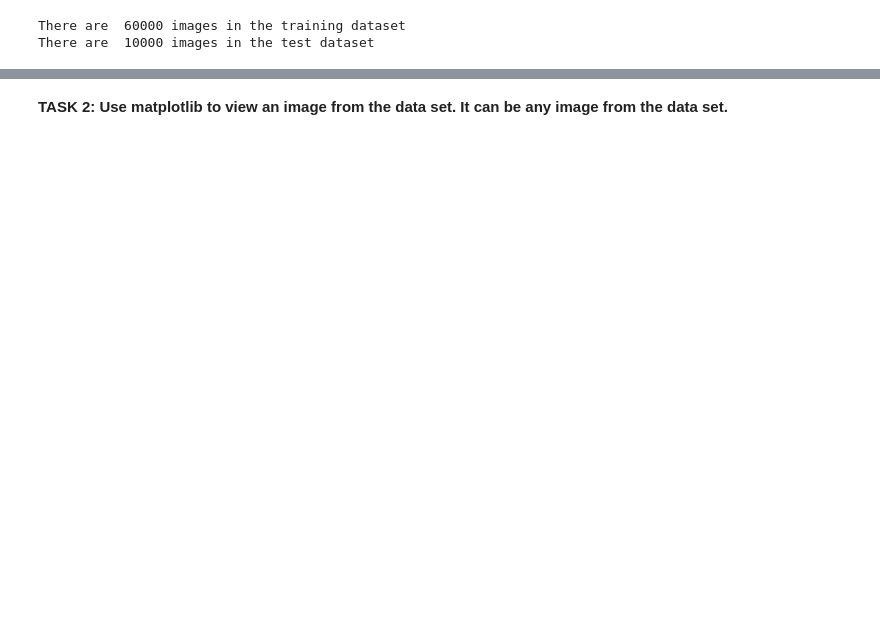
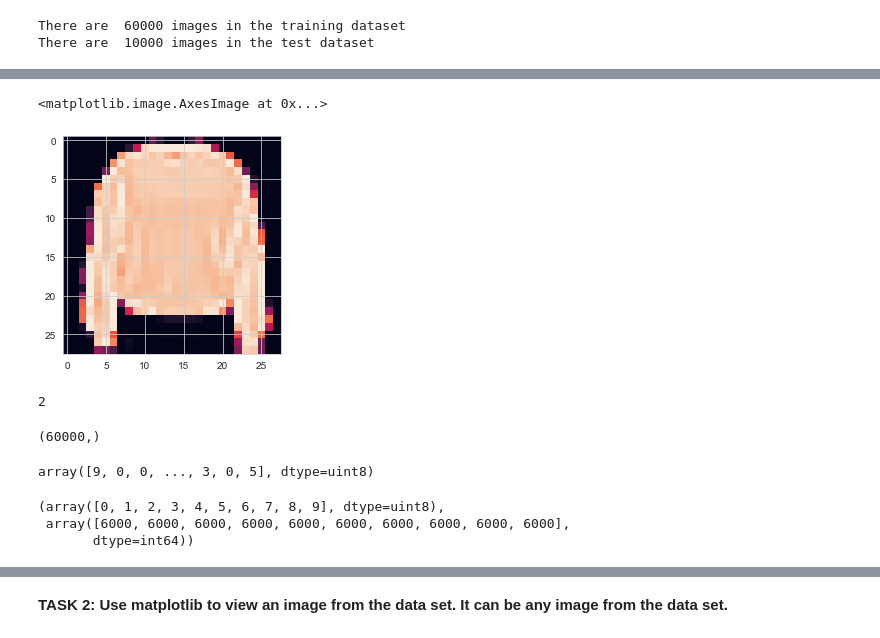
Before and after one commit to Furkan-Coskun/DL-Deep-Learning, a Jupyter notebook: DL-Assignment-2 (Image Classification with CNN)-Student.ipynb, the cells around one changed output, grey strips where cells are left out. Cells and saved outputs as stored; diff of their text form; code cells hidden in the pictures; blank space fills up the shorter version.

```diff
--- a/DL-Assignment-2 (Image Classification with CNN)-Student.ipynb
+++ b/DL-Assignment-2 (Image Classification with CNN)-Student.ipynb
@@ -77,0 +93,23 @@ There are  10000 images in the test dataset
+# %%
+plt.imshow(x_train[7])
+# %% [output]
+<matplotlib.image.AxesImage at 0x...>
+[figure, added]
+# %%
+y_train[7]
+# %% [output]
+2
+# %%
+y_train.shape
+# %% [output]
+(60000,)
+# %%
+y_train
+# %% [output]
+array([9, 0, 0, ..., 3, 0, 5], dtype=uint8)
+# %%
+np.unique(y_train, return_counts=True)
+# %% [output]
+(array([0, 1, 2, 3, 4, 5, 6, 7, 8, 9], dtype=uint8),
+ array([6000, 6000, 6000, 6000, 6000, 6000, 6000, 6000, 6000, 6000],
+       dtype=int64))
```
Also changed, not shown: parts of 20 cells of this notebook.
